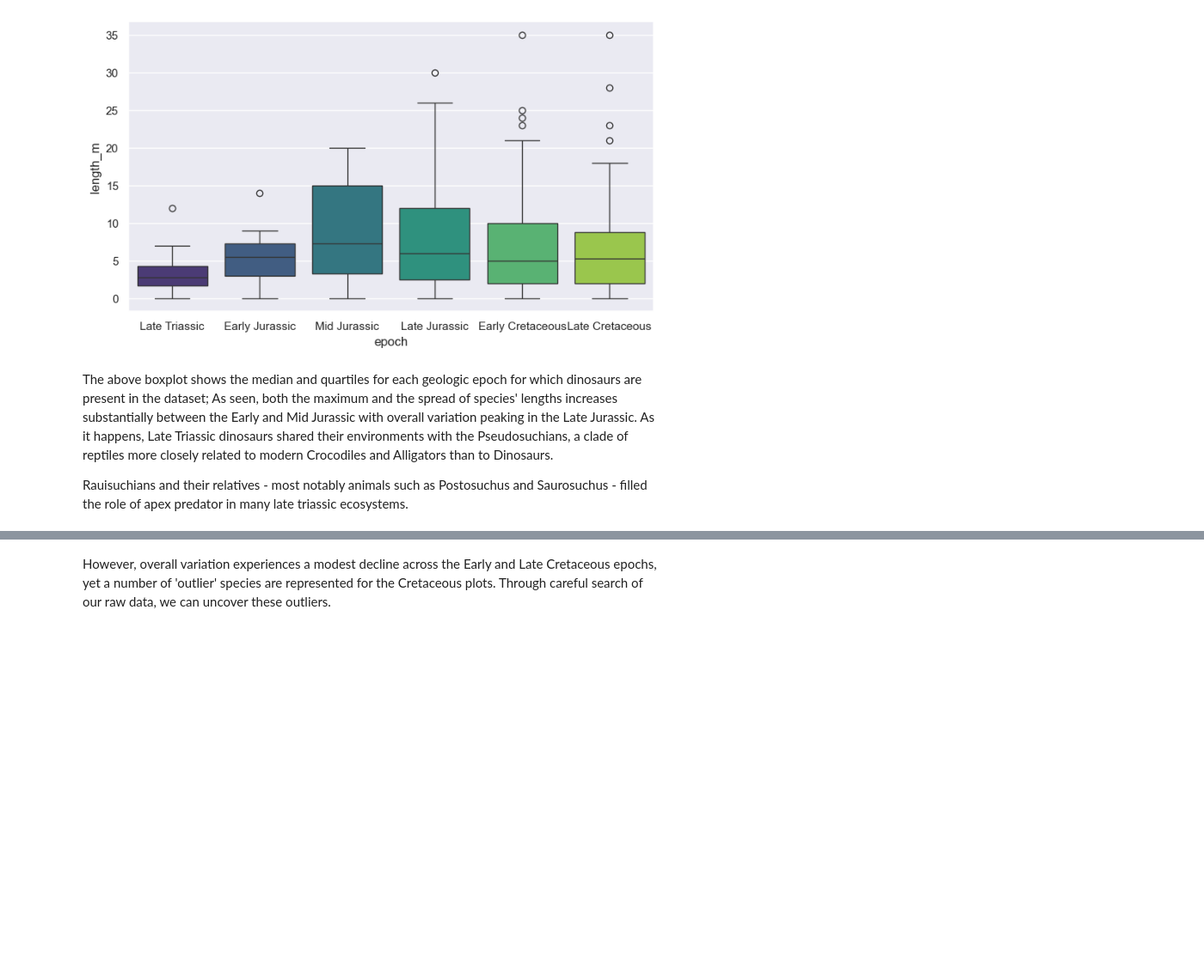
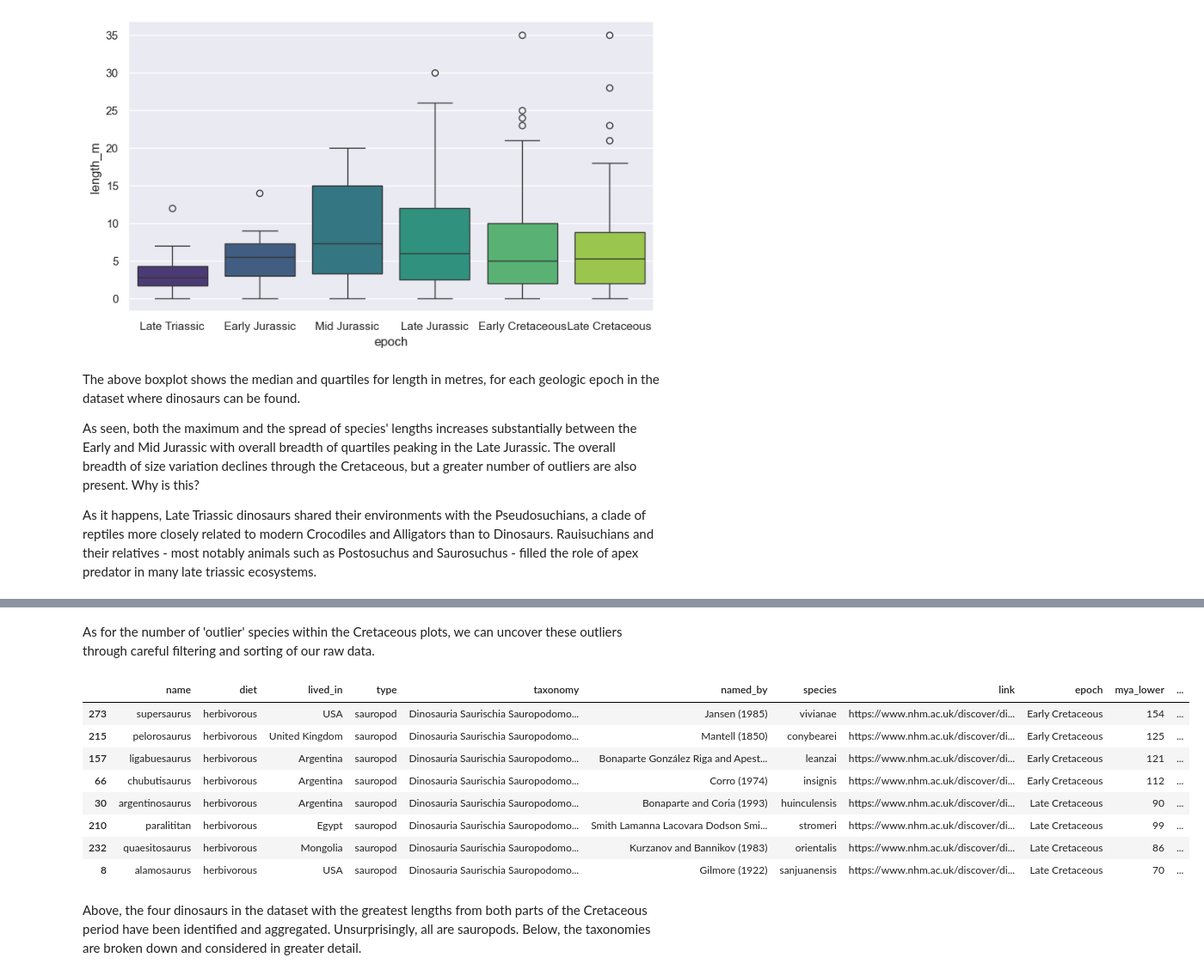
Before and after one commit to CpaterCodes/DinoDataNotebook, a Jupyter notebook: main.ipynb, the cells around one changed output, grey strips where cells are left out. Shown at 86% size. Drawn from its saved outputs; the diff is of its cells as text; code cells hidden in the pictures; blank space fills up the shorter version.

```diff
--- a/main.ipynb
+++ b/main.ipynb
@@ -42,13 +42,34 @@ sns.boxplot(
 <Axes: xlabel='epoch', ylabel='length_m'>
 [figure]
 # %% [markdown]
-The above boxplot shows the median and quartiles for each geologic epoch for which dinosaurs are present in the dataset; As seen, both the maximum and the spread of species' lengths increases substantially between the Early and Mid Jurassic with overall variation peaking in the Late Jurassic.
+The above boxplot shows the median and quartiles for length in metres, for each geologic epoch in the dataset where dinosaurs can be found.
+
+As seen, both the maximum and the spread of species' lengths increases substantially between the Early and Mid Jurassic with overall breadth of quartiles peaking in the Late Jurassic. The overall breadth of size variation declines through the Cretaceous, but a greater number of outliers are also present.
+Why is this?
+
 As it happens, Late Triassic dinosaurs shared their environments with the Pseudosuchians, a clade of reptiles more closely related to modern Crocodiles and Alligators than to Dinosaurs.
-
 Rauisuchians and their relatives - most notably animals such as Postosuchus and Saurosuchus - filled the role of apex predator in many late triassic ecosystems.
 # %% [markdown]
 ![image](https://pbs.twimg.com/media/C-XqNqsUQAE-FGf?format=jpg&name=large)
 (Saurosuchus, by Gabriel N.U.)
 # %% [markdown]
-However, overall variation experiences a modest decline across the Early and Late Cretaceous epochs, yet a number of 'outlier' species are represented for the Cretaceous plots.
-Through careful search of our raw data, we can uncover these outliers.
+As for the number of 'outlier' species within the Cretaceous plots, we can uncover these outliers through careful filtering and sorting of our raw data.
+# %%
+outlier_dinos: list[DataFrame] = concat([
+    DINO_DATA[DINO_DATA['epoch'] == epoch].sort_values(by='length_m', ascending=False)[:4]
+    for epoch in ("Early Cretaceous", "Late Cretaceous")
+])
+outlier_dinos
+# %% [output]
+|  | name | diet | lived_in | type | taxonomy | named_by | species | link | epoch | mya_lower | ... |
+| 273 | supersaurus | herbivorous | USA | sauropod | Dinosauria Saurischia Sauropodomo... | Jansen (1985) | vivianae | https://www.nhm.ac.uk/discover/di... | Early Cretaceous | 154 | ... |
+| 215 | pelorosaurus | herbivorous | United Kingdom | sauropod | Dinosauria Saurischia Sauropodomo... | Mantell (1850) | conybearei | https://www.nhm.ac.uk/discover/di... | Early Cretaceous | 125 | ... |
+| 157 | ligabuesaurus | herbivorous | Argentina | sauropod | Dinosauria Saurischia Sauropodomo... | Bonaparte González Riga and Apest... | leanzai | https://www.nhm.ac.uk/discover/di... | Early Cretaceous | 121 | ... |
+| 66 | chubutisaurus | herbivorous | Argentina | sauropod | Dinosauria Saurischia Sauropodomo... | Corro (1974) | insignis | https://www.nhm.ac.uk/discover/di... | Early Cretaceous | 112 | ... |
+| 30 | argentinosaurus | herbivorous | Argentina | sauropod | Dinosauria Saurischia Sauropodomo... | Bonaparte and Coria (1993) | huinculensis | https://www.nhm.ac.uk/discover/di... | Late Cretaceous | 90 | ... |
+| 210 | paralititan | herbivorous | Egypt | sauropod | Dinosauria Saurischia Sauropodomo... | Smith Lamanna Lacovara Dodson Smi... | stromeri | https://www.nhm.ac.uk/discover/di... | Late Cretaceous | 99 | ... |
+| 232 | quaesitosaurus | herbivorous | Mongolia | sauropod | Dinosauria Saurischia Sauropodomo... | Kurzanov and Bannikov (1983) | orientalis | https://www.nhm.ac.uk/discover/di... | Late Cretaceous | 86 | ... |
+| 8 | alamosaurus | herbivorous | USA | sauropod | Dinosauria Saurischia Sauropodomo... | Gilmore (1922) | sanjuanensis | https://www.nhm.ac.uk/discover/di... | Late Cretaceous | 70 | ... |
+# %% [markdown]
+Above, the four dinosaurs in the dataset with the greatest lengths from both parts of the Cretaceous period have been identified and aggregated. Unsurprisingly, all are sauropods.
+Below, the taxonomies are broken down and considered in greater detail.
```
Also changed, not shown: parts of 1 cell of this notebook.
